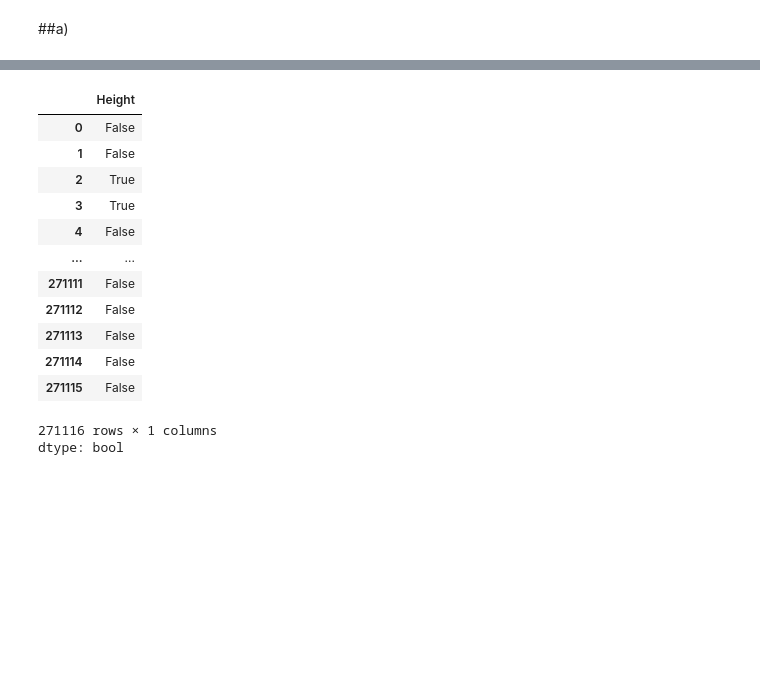
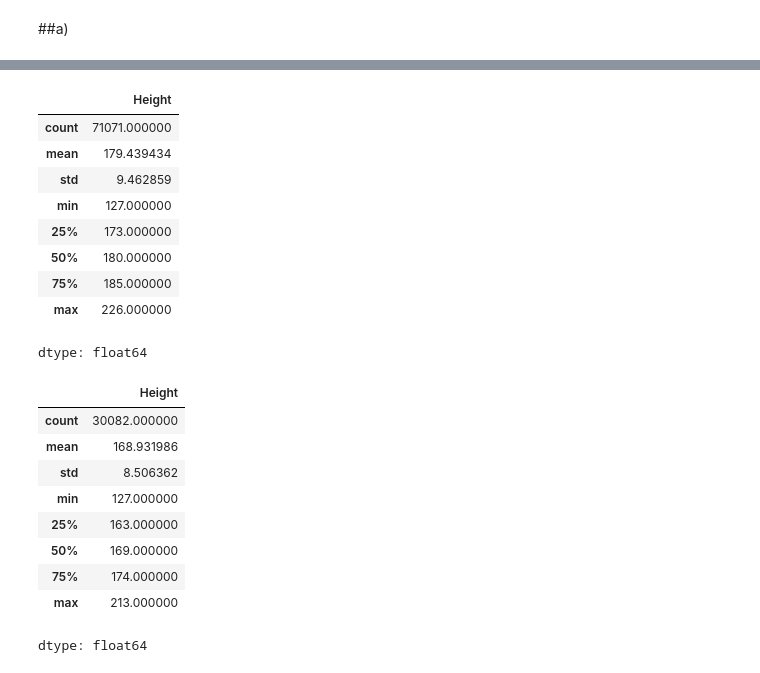
Before and after one commit to kiundi/kamilimu_assignments, a Jupyter notebook: statistical_analysis/assignment.ipynb, the cells around one changed output, grey strips where cells are left out. Drawn from its saved outputs; the diff is of its cells as text; code cells hidden in the pictures; blank space fills up the shorter version.

```diff
--- a/statistical_analysis/assignment.ipynb
+++ b/statistical_analysis/assignment.ipynb
@@ -73,17 +70,26 @@ dtype: int64
-# %%
-athletes['Height'].dropna()
-# %% [output]
-|  | Height |
-| 0 | False |
-| 1 | False |
-| 2 | True |
-| 3 | True |
-| 4 | False |
-| ... | ... |
-| 271111 | False |
-| 271112 | False |
-| 271113 | False |
-| 271114 | False |
-| 271115 | False |
-271116 rows × 1 columns
-dtype: bool
+# %%
+maledf.Height.describe()
+# %% [output]
+|  | Height |
+| count | 71071.000000 |
+| mean | 179.439434 |
+| std | 9.462859 |
+| min | 127.000000 |
+| 25% | 173.000000 |
+| 50% | 180.000000 |
+| 75% | 185.000000 |
+| max | 226.000000 |
+dtype: float64
+# %%
+femaledf.Height.describe()
+# %% [output]
+|  | Height |
+| count | 30082.000000 |
+| mean | 168.931986 |
+| std | 8.506362 |
+| min | 127.000000 |
+| 25% | 163.000000 |
+| 50% | 169.000000 |
+| 75% | 174.000000 |
+| max | 213.000000 |
+dtype: float64
```
Also changed, not shown: parts of 14 cells of this notebook.
